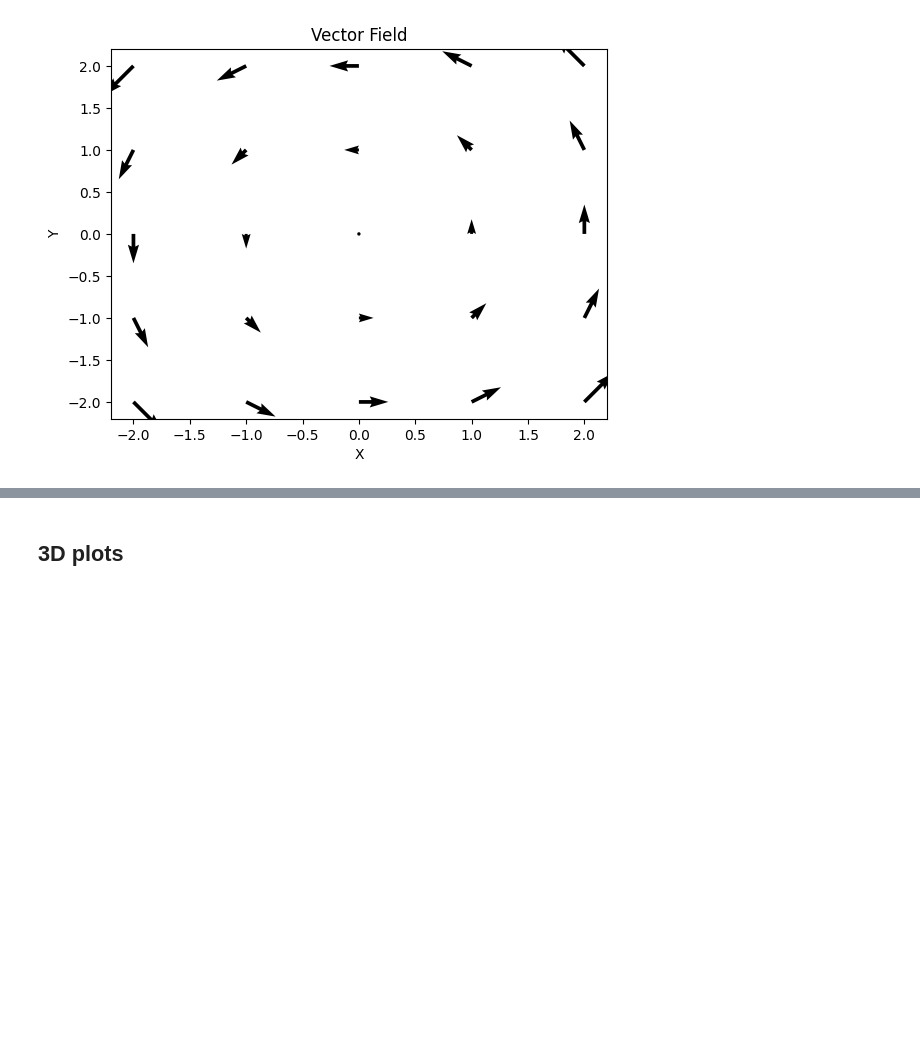
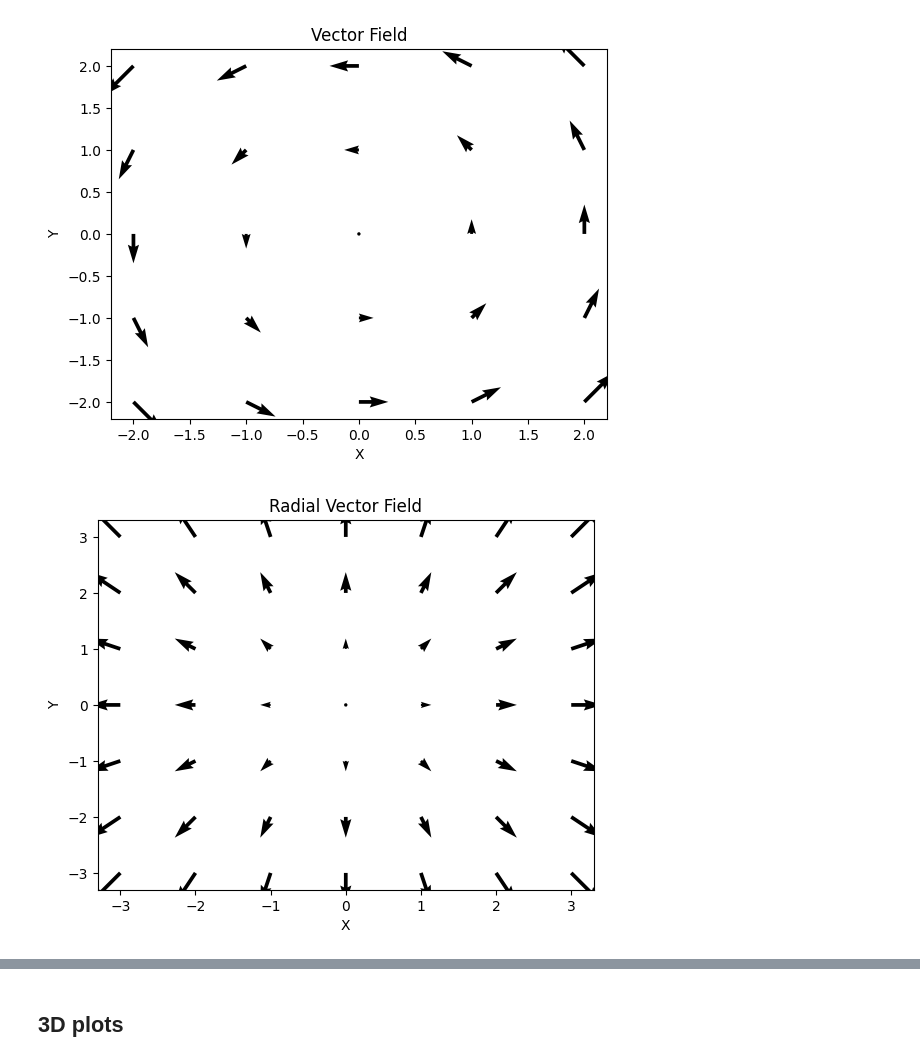
Before and after one commit to Thameempp/Data-analysis, a Jupyter notebook: Visualization/Matplotlib.ipynb, the cells around one changed output, grey strips where cells are left out. Cells and saved outputs as stored; diff of their text form; code cells hidden in the pictures; blank space fills up the shorter version.

Commit message:
updated with 3d plots and more examples for vector field plot

```diff
--- a/Visualization/Matplotlib.ipynb
+++ b/Visualization/Matplotlib.ipynb
@@ -626,0 +638,23 @@ plt.show()
+# %%
+# Create grid points
+x, y = np.meshgrid(
+    np.arange(-3, 4),  # arange(x, y) means : x, x+1, x+2, ..., y-1 , so , here -3,-2,-1,0,1,2,3
+    np.arange(-3, 4)
+)
+
+# Define vector components (radial field)
+u = x
+v = y
+
+# Plot vector field
+plt.quiver(x, y, u, v)
+plt.title("Radial Vector Field")
+plt.xlabel("X")
+plt.ylabel("Y")
+plt.show()
+
+
+# Electric field of a positive charge
+# Explosion / expansion model
+# %% [output]
+[figure, added]
```
Also changed, not shown: parts of 9 cells of this notebook.
